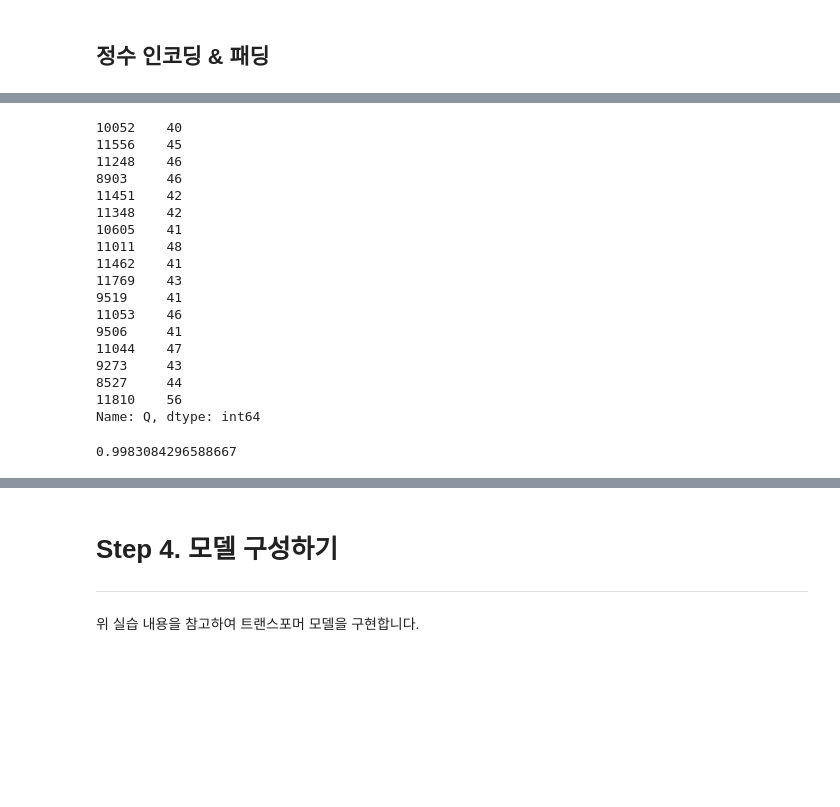
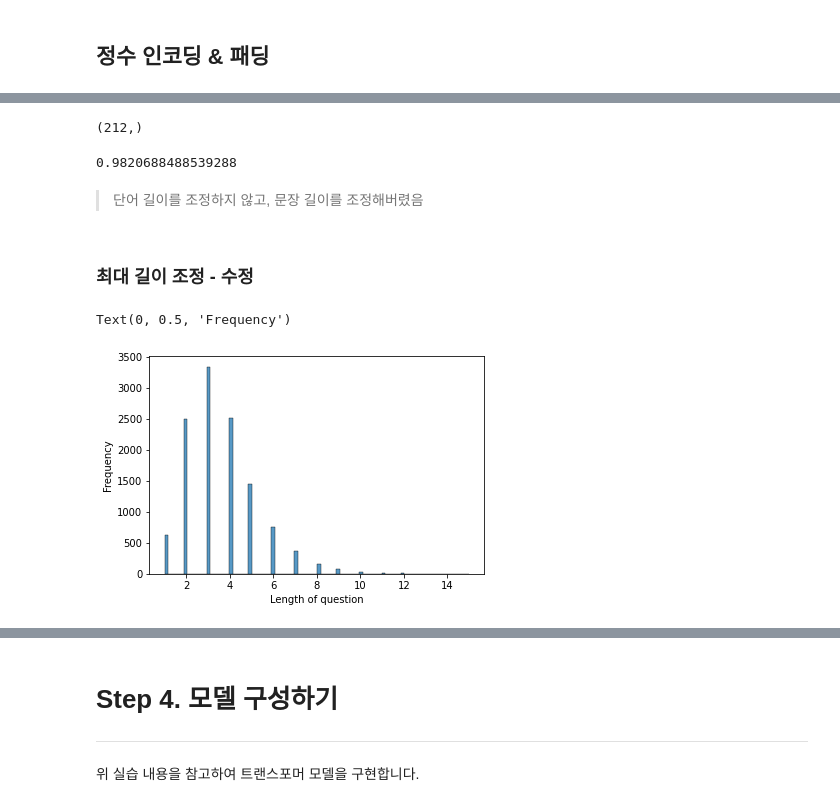
Before and after one commit to knachinen/aiffel_quest, a Jupyter notebook: m3_exploration_16/expl_16_prj_main.ipynb, the cells around one changed output, grey strips where cells are left out. Saved outputs shown, nothing was run; the diff lists cells and outputs as text; code cells hidden in the pictures; blank space fills up the shorter version.

```diff
--- a/m3_exploration_16/expl_16_prj_main.ipynb
+++ b/m3_exploration_16/expl_16_prj_main.ipynb
@@ -129,26 +148,22 @@ plt.hist(X_len[:-1], bins=20)
 # %%
-X_len[X_len >= 40]
+X_len[X_len >= 30].shape
 # %% [output]
-10052    40
-11556    45
-11248    46
-8903     46
-11451    42
-11348    42
-10605    41
-11011    48
-11462    41
-11769    43
-9519     41
-11053    46
-9506     41
-11044    47
-9273     43
-8527     44
-11810    56
-Name: Q, dtype: int64
+(212,)
 # %%
-under_val = len(X_len[X_len < 40])
-print(under_val / df_train_q.shape[0])
+under_val = len(X_len[X_len < 30])
+print(under_val / X_train.shape[0])
 # %% [output]
-0.9983084296588667
+0.9820688488539288
+# %% [markdown]
+> 단어 길이를 조정하지 않고, 문장 길이를 조정해버렸음
+# %% [markdown]
+### 최대 길이 조정 - 수정
+# %%
+import seaborn as sns
+sns.histplot(X_train.str.split().str.len())
+
+plt.xlabel('Length of question')
+plt.ylabel('Frequency')
+# %% [output]
+Text(0, 0.5, 'Frequency')
+[figure, added]
```
Also changed, not shown: parts of 35 cells of this notebook.
